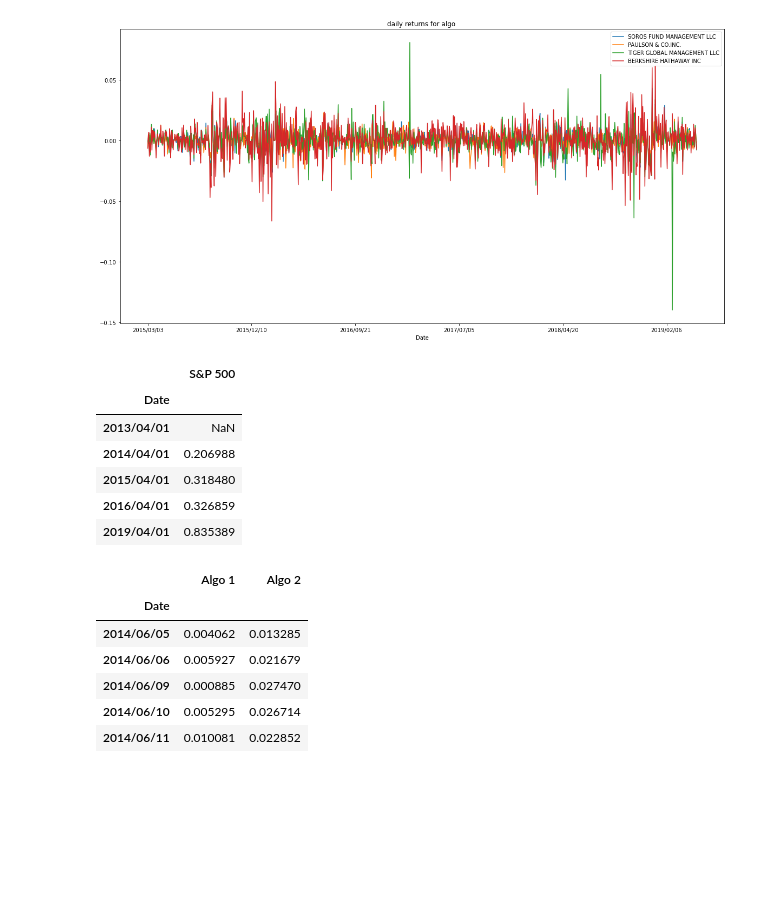
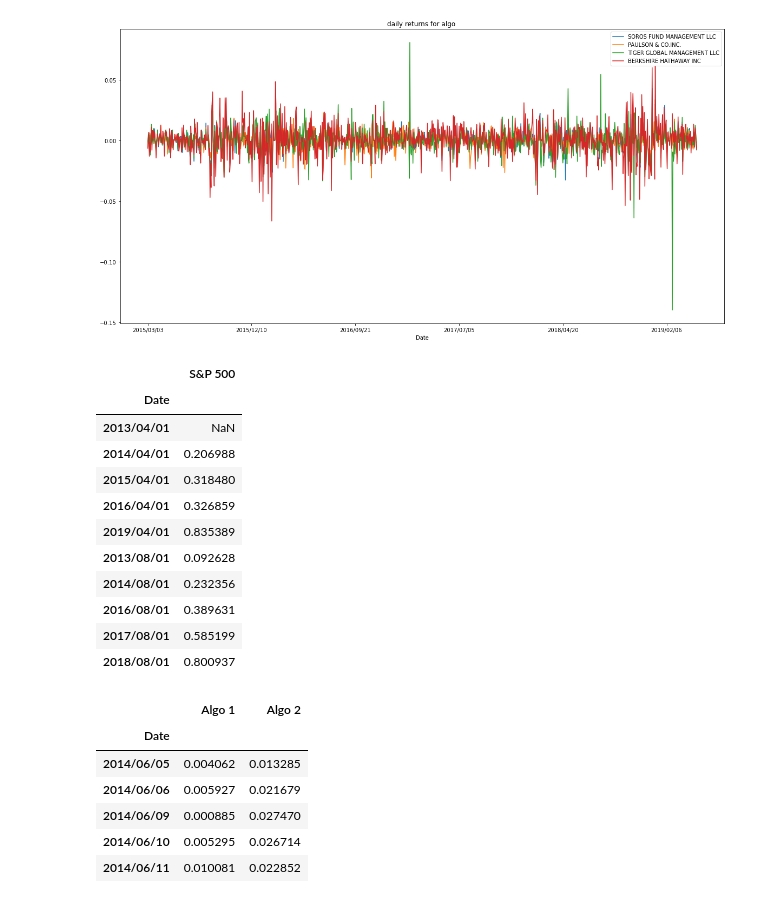
Before and after one commit to quizh001/Homework-unite-4, a Jupyter notebook: hw4.ipynb, the cells around one changed output. Cells and saved outputs as stored; diff of their text form; code cells hidden in the pictures; blank space fills up the shorter version.

```diff
--- a/hw4.ipynb
+++ b/hw4.ipynb
@@ -238,15 +238,20 @@ whale_retuns_df.plot(figsize=(20,10), title= "daily returns for algo ")
 # %%
 # Calculate the cumulative returns using the 'cumprod()' function
 cumulative_return_SP500 = (1 + sp500_history_return).cumprod() - 1
-cumulative_return_SP500.head()
+cumulative_return_SP500.head(10)
 # %% [output]
 |  | S&P 500 |
 | Date |  |
 | 2013/04/01 | NaN |
 | 2014/04/01 | 0.206988 |
 | 2015/04/01 | 0.318480 |
 | 2016/04/01 | 0.326859 |
 | 2019/04/01 | 0.835389 |
+| 2013/08/01 | 0.092628 |
+| 2014/08/01 | 0.232356 |
+| 2016/08/01 | 0.389631 |
+| 2017/08/01 | 0.585199 |
+| 2018/08/01 | 0.800937 |
 # %%
 # Calculate the cumulative returns using the 'cumprod()' function
 cumulative_return_algo = (1 + algo_returns_df).cumprod() - 1
```
Also changed, not shown: parts of 17 cells of this notebook.
